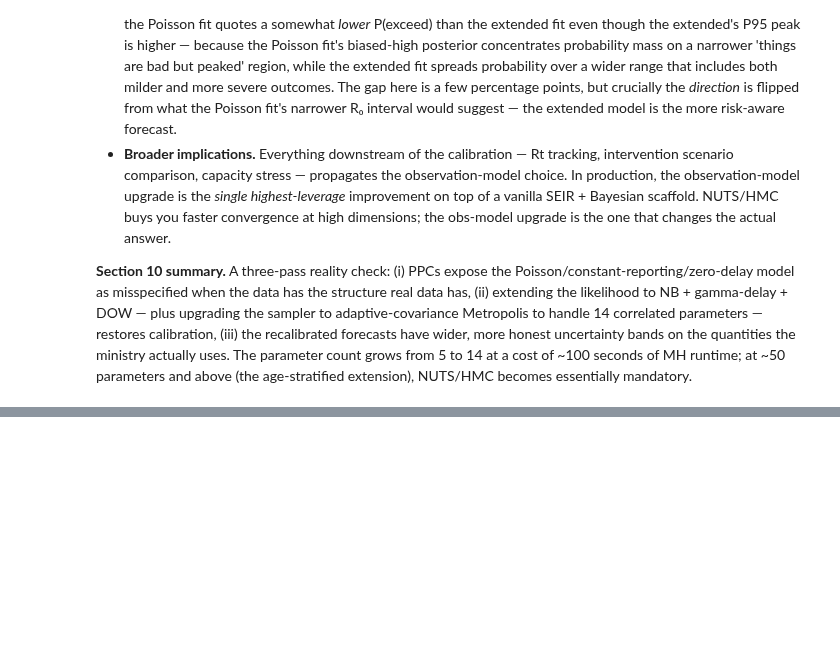
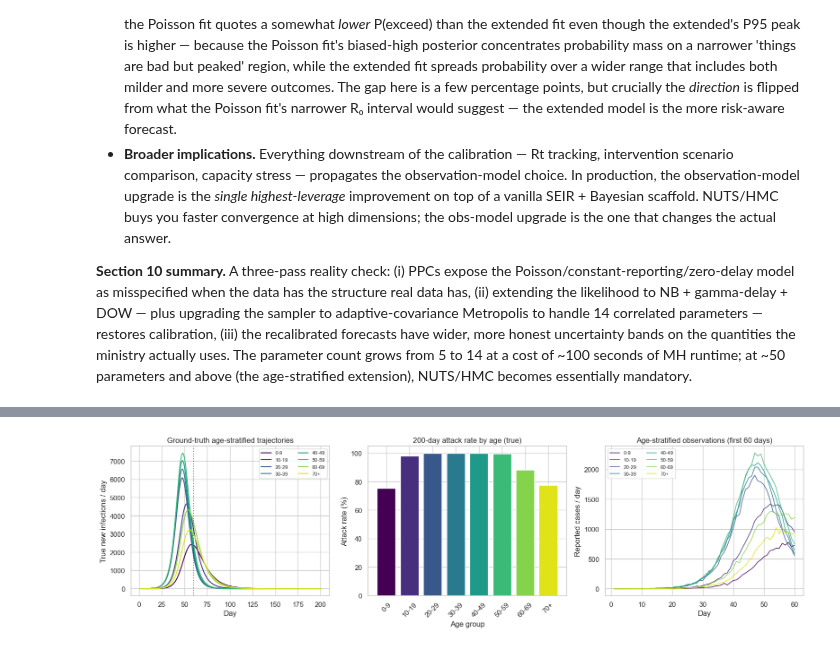
Before and after one commit to DiogoRibeiro7/ds-projects-portfolio, a Jupyter notebook: notebooks/public_health_epidemic_seir_bayesian.ipynb, the cells around one changed output, grey strips where cells are left out. Saved outputs shown, nothing was run; the diff lists cells and outputs as text; code cells hidden in the pictures; blank space fills up the shorter version.

```diff
--- a/notebooks/public_health_epidemic_seir_bayesian.ipynb
+++ b/notebooks/public_health_epidemic_seir_bayesian.ipynb
@@ -1738,0 +1884,89 @@ Extended (NB + delay + DOW)             1292          1469                1.0
+# %%
+# --- Age-structured SEIR RHS (vectorised over age groups) ---
+def seir_age_rhs(state, t, beta, sigma, gamma, C, N_age, susc):
+    K_ = len(N_age)
+    S = state[:K_]; E = state[K_:2*K_]; I_vec = state[2*K_:3*K_]
+    infect_per_k = I_vec / N_age
+    lam = beta * susc * (C @ infect_per_k)
+    dS = -lam * S
+    dE = lam * S - sigma * E
+    dI = sigma * E - gamma * I_vec
+    dR = gamma * I_vec
+    return np.concatenate([dS, dE, dI, dR])
+
+
+def simulate_age(beta, sigma, gamma, susc, I0_vec, C, N_age, t_grid_):
+    E0 = 2 * I0_vec
+    I0 = I0_vec.copy()
+    S0_vec = N_age - E0 - I0
+    state0 = np.concatenate([S0_vec, E0, I0, np.zeros(len(N_age))])
+    sol = odeint(seir_age_rhs, state0, t_grid_,
+                 args=(beta, sigma, gamma, C, N_age, susc),
+                 rtol=1e-6, atol=1e-6)
+    return sol
+
+
+# --- Ground-truth parameters ---
+TRUE_BETA_AGE  = 0.035                                      # scalar transmission rate
+TRUE_SUSC      = np.array([0.3, 0.7, 1.0, 1.0, 1.0, 1.0, 0.8, 0.6])
+TRUE_I0_AGE    = np.zeros(K); TRUE_I0_AGE[2] = 5; TRUE_I0_AGE[3] = 5    # seed in 20-39
+TRUE_REP_AGE   = 0.30
+
+# Simulate 200 days
+t_grid_200 = np.arange(0, T_HORIZON + 1)
+sol_true_age = simulate_age(TRUE_BETA_AGE, TRUE_SIGMA, TRUE_GAMMA,
+                            TRUE_SUSC, TRUE_I0_AGE, C_MATRIX, N_AGE, t_grid_200)
+E_age = sol_true_age[:, K:2*K]
+new_inf_age_daily = TRUE_SIGMA * 0.5 * (E_age[:-1] + E_age[1:])   # shape (200, K)
+
+# Observed: Poisson draws around 30% reporting, per age per day
+rng_age = np.random.default_rng(43)
+reported_age_daily = rng_age.poisson(TRUE_REP_AGE * new_inf_age_daily)
+observed_fit_age = reported_age_daily[:T_FIT]                     # shape (T_FIT, K)
+
+# --- Visualise age-stratified epidemic trajectories ---
+fig, axes = plt.subplots(1, 3, figsize=(16, 4.6))
+
+ax = axes[0]
+colors_age = plt.cm.viridis(np.linspace(0, 0.95, K))
+for k in range(K):
+    ax.plot(t_grid_200[1:], new_inf_age_daily[:, k], color=colors_age[k],
+            linewidth=1.5, label=AGE_LABELS[k])
+ax.axvline(T_FIT, linestyle=":", color="black", alpha=0.5)
+ax.set_xlabel("Day"); ax.set_ylabel("True new infections / day")
+ax.set_title("Ground-truth age-stratified trajectories")
+ax.legend(fontsize=8, ncol=2)
+
+ax = axes[1]
+total_new_inf_by_age = new_inf_age_daily.sum(axis=0)
+attack_rate = total_new_inf_by_age / N_AGE * 100
+ax.bar(AGE_LABELS, attack_rate, color=colors_age)
+ax.set_xlabel("Age group"); ax.set_ylabel("Attack rate (%)")
+ax.set_title("200-day attack rate by age (true)")
+ax.tick_params(axis="x", rotation=45)
+
+ax = axes[2]
+# Daily reported cases by age over the fit window
+for k in range(K):
+    ax.plot(np.arange(1, T_FIT + 1), observed_fit_age[:, k],
+            color=colors_age[k], linewidth=1.2, label=AGE_LABELS[k], alpha=0.85)
+ax.set_xlabel("Day"); ax.set_ylabel("Reported cases / day")
+ax.set_title(f"Age-stratified observations (first {T_FIT} days)")
+ax.legend(fontsize=8, ncol=2)
+plt.tight_layout(); plt.show()
+
+# --- Summary by age ---
+summary_age = pd.DataFrame({
+    "age_group": AGE_LABELS,
+    "population":   N_AGE,
+    "true_susceptibility": TRUE_SUSC,
+    "200d_infections": total_new_inf_by_age.astype(int),
+    "attack_rate_%":   attack_rate.round(1),
+    "60d_reported":    observed_fit_age.sum(axis=0),
+    "exp_hospitalisations_200d": (total_new_inf_by_age * HOSP_RATE_AGE).astype(int),
+    "exp_ICU_200d":            (total_new_inf_by_age * ICU_RATE_AGE).astype(int),
+})
+print("Ground-truth epidemic summary by age group:")
+print(summary_age.to_string(index=False))
+# %% [output]
+[figure, added]
```
Also changed, not shown: parts of 12 cells of this notebook, 33 other files.
